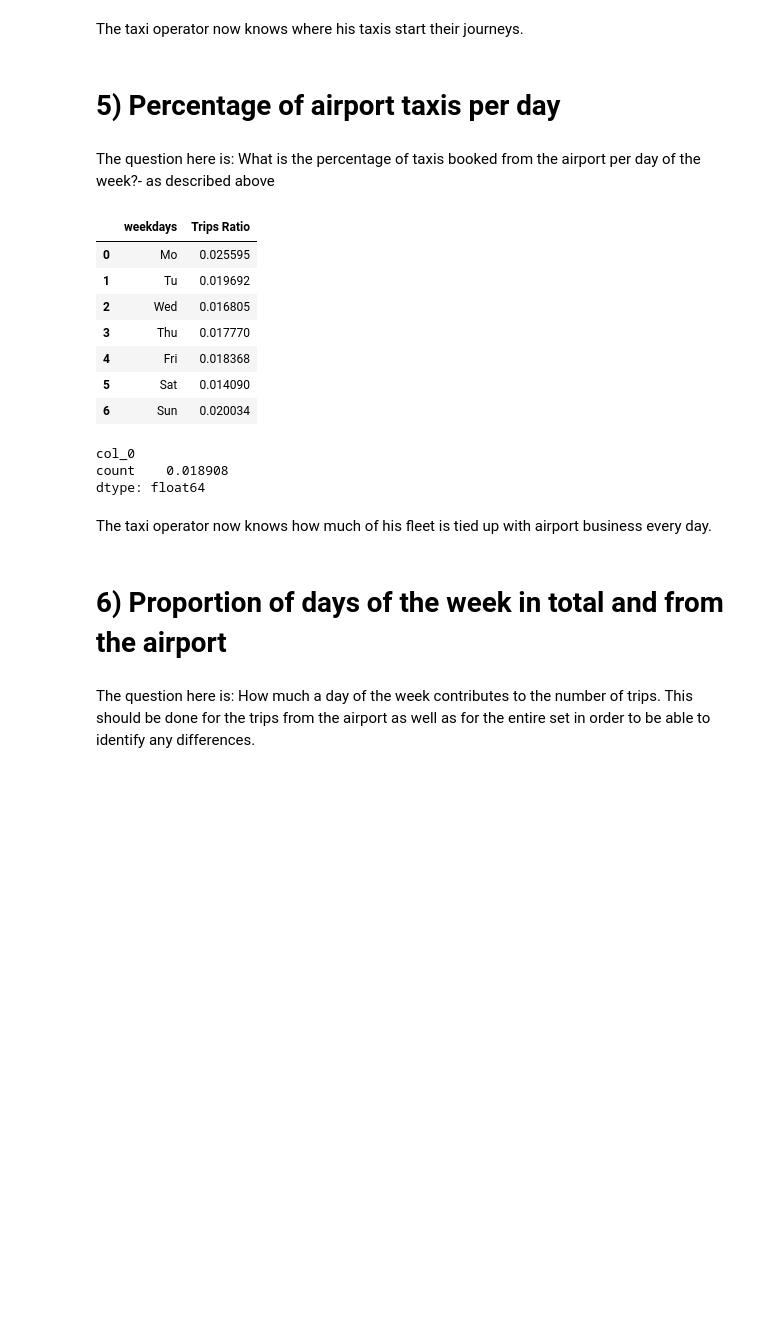
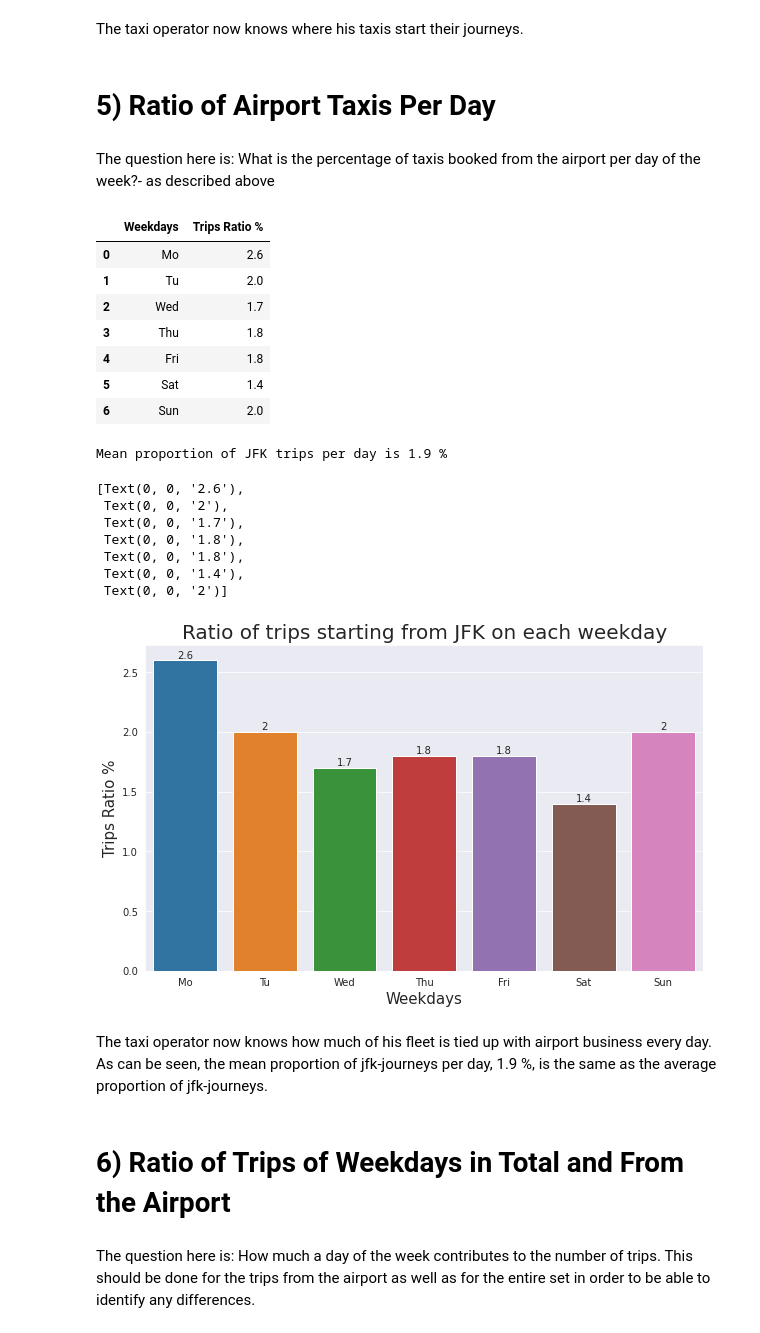
Before and after one commit to itsalwaysamir/dataanalysis-taxidata-nyjfk, a Jupyter notebook: analysis-of-taxi-data.ipynb, the cells around one changed output. Drawn from its saved outputs; the diff is of its cells as text; code cells hidden in the pictures; blank space fills up the shorter version.

```diff
--- a/analysis-of-taxi-data.ipynb
+++ b/analysis-of-taxi-data.ipynb
@@ -303,50 +322,63 @@ plt.tick_params(axis='both', which='major', labelsize=12)
 [figure]
 # %% [markdown]
 The taxi operator now knows where his taxis start their journeys.
-# %% [markdown]
-# **5) Percentage of airport taxis per day**
+# %% [markdown]
+# **5) Ratio of Airport Taxis Per Day**
 # %% [markdown]
 The question here is: What is the percentage of taxis booked from the airport per day of the week?- as described above
 # %%
 # What is the ratio of trips starting from JFK on each weekday?
 
 #  Define weekdays
 days = {0:'Mo', 1:'Tu', 2:'Wed', 3:'Thu', 4:'Fri', 5:'Sat', 6:'Sun'}
 
 # Count trips starting from JFK
 counts_days_jfk = pd.crosstab(index=df_jfk['pickup_weekday'],
                           columns='count')
 
 # Count trips starting from JFK
 counts_days_all = pd.crosstab(index=df['pickup_weekday'],
                           columns='count')
 
-
-
 df_rt_jfk = pd.DataFrame()
 df_rt_jfk_all = pd.DataFrame()
 
-df_rt_jfk['weekdays'] = list(days.values())
-df_rt_jfk['Trips Ratio'] = counts_days_jfk / counts_days_all
+week_days = list(days.values())
+df_rt_jfk['Weekdays'] = week_days
+df_rt_jfk['Trips Ratio %'] = round(counts_days_jfk / counts_days_all,3)*100
 display(df_rt_jfk)
 
 # Check whether the mean proportion of jfk-journeys per day is the same as the average proportion of jfk-journeys
-print((counts_days_jfk / counts_days_all).mean())
+print(f'Mean proportion of JFK trips per day is {round((counts_days_jfk / counts_days_all).mean()[0],3)*100} %')
+
+
+fig, ax = plt.subplots(figsize=(10,6))
+sns.barplot(data=df_rt_jfk, x = 'Weekdays', y ='Trips Ratio %' );
+ax.set_title('Ratio of trips starting from JFK on each weekday',fontsize=20);
+ax.set_xlabel('Weekdays',fontsize=15)
+ax.set_ylabel('Trips Ratio %', fontsize=15)
+ax.bar_label(ax.containers[0])
 # %% [output]
-|  | weekdays | Trips Ratio |
-| 0 | Mo | 0.025595 |
-| 1 | Tu | 0.019692 |
-| 2 | Wed | 0.016805 |
-| 3 | Thu | 0.017770 |
-| 4 | Fri | 0.018368 |
-| 5 | Sat | 0.014090 |
-| 6 | Sun | 0.020034 |
+|  | Weekdays | Trips Ratio % |
+| 0 | Mo | 2.6 |
+| 1 | Tu | 2.0 |
+| 2 | Wed | 1.7 |
+| 3 | Thu | 1.8 |
+| 4 | Fri | 1.8 |
+| 5 | Sat | 1.4 |
+| 6 | Sun | 2.0 |
-col_0
-count    0.018908
-dtype: float64
+Mean proportion of JFK trips per day is 1.9 %
+[Text(0, 0, '2.6'),
+ Text(0, 0, '2'),
+ Text(0, 0, '1.7'),
+ Text(0, 0, '1.8'),
+ Text(0, 0, '1.8'),
+ Text(0, 0, '1.4'),
+ Text(0, 0, '2')]
+[figure, added]
 # %% [markdown]
-The taxi operator now knows how much of his fleet is tied up with airport business every day.
+The taxi operator now knows how much of his fleet is tied up with airport business every day. As can be seen, the mean proportion of jfk-journeys per day, 1.9 %, is the same as the average proportion of jfk-journeys.
-# %% [markdown]
-# **6) Proportion of days of the week in total and from the airport**
+# %% [markdown]
+# **6) Ratio of Trips of Weekdays in Total and From the Airport**
 # %% [markdown]
 The question here is: How much a day of the week contributes to the number of trips. This should be done for the trips from the airport as well as for the entire set in order to be able to identify any differences.
```
Also changed, not shown: parts of 22 cells of this notebook.
